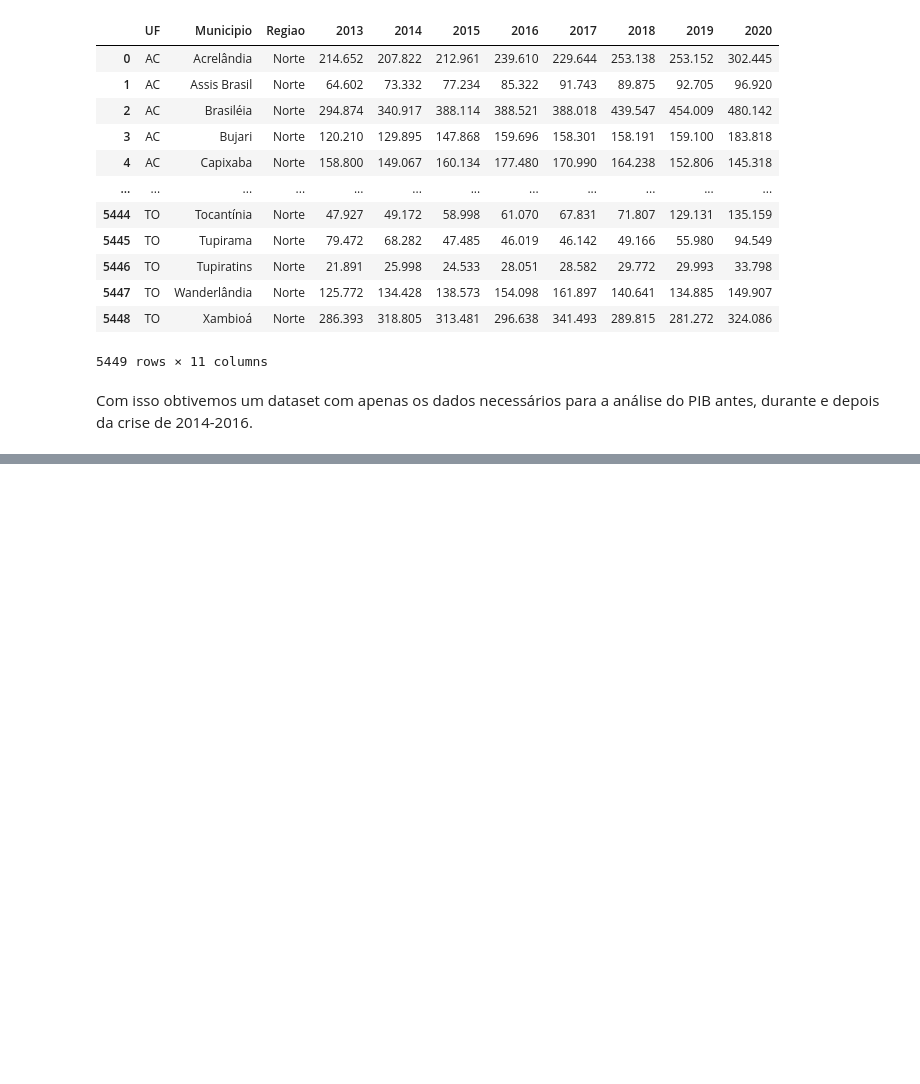
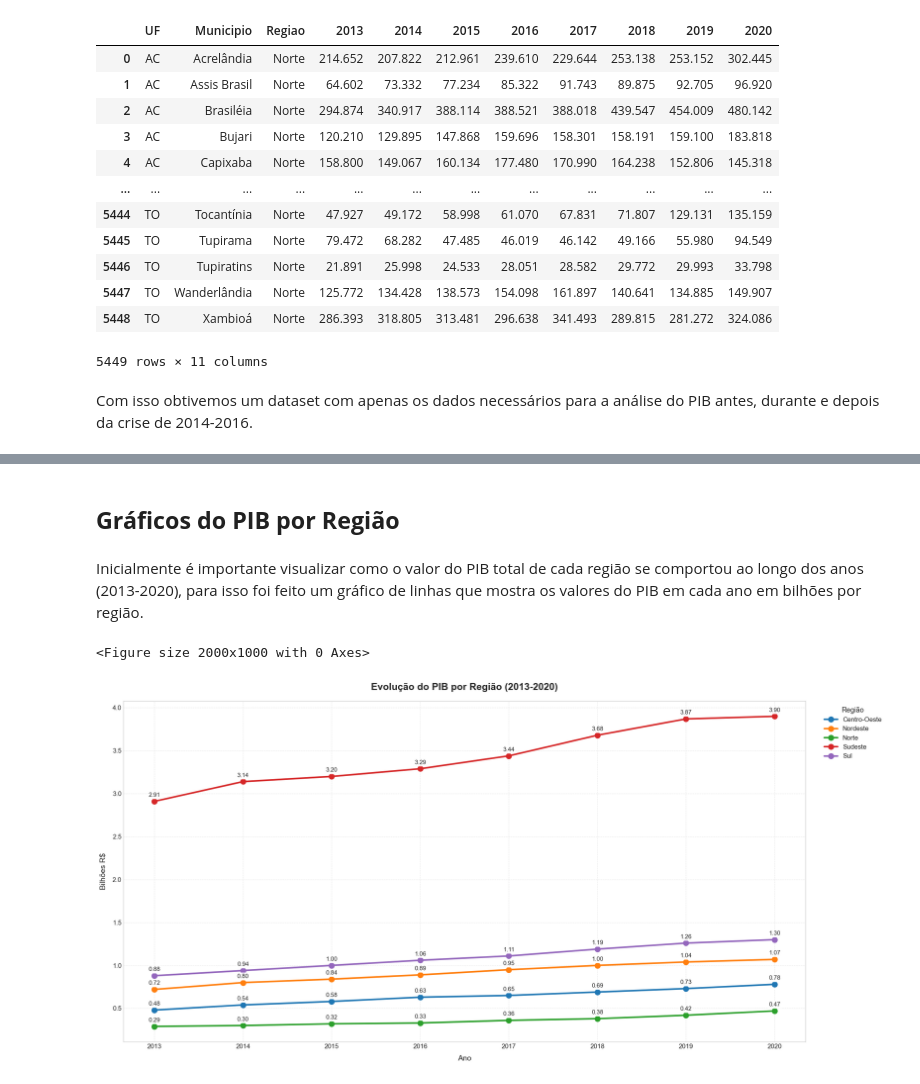
Before and after one commit to anaC-Fernandes/ProjetoDados, a Jupyter notebook: Notebooks/Dataset_Crise.ipynb, the cells around one changed output, grey strips where cells are left out. Drawn from its saved outputs; the diff is of its cells as text; code cells hidden in the pictures; blank space fills up the shorter version.

```diff
--- a/Notebooks/Dataset_Crise.ipynb
+++ b/Notebooks/Dataset_Crise.ipynb
@@ -215,0 +262,6 @@ Com isso obtivemos um dataset com apenas os dados necessários para a análise d
+# %%
+pib_total_por_regiao = dados_crise.groupby('Regiao')[year_cols].sum()
+pib_total_por_regiao['Total'] = pib_total_por_regiao.sum(axis=1)
+pib_total_por_regiao = pib_total_por_regiao.reset_index()
+
+pib_total_por_regiao[['Regiao', 'Total']]
@@ -215,0 +275,12 @@ Com isso obtivemos um dataset com apenas os dados necessários para a análise d
+# %%
+# Divide todos os valores por 1 bilhão e arredonda
+pib_formatado = pib_total_por_regiao.copy()
+for col in year_cols:
+    pib_formatado[col] = (pib_formatado[col] / 1e9).round(2)
+#    pib_formatado[col] = pib_formatado[col].apply(lambda x: f'{x:.2f}B')
+
+pib_formatado['Total'] = (pib_total_por_regiao['Total'] / 1e9).round(2)
+
+# pib_formatado['Total'] = pib_formatado['Total'].apply(lambda x: f'{x:.2f}B')
+
+pib_formatado
@@ -215,0 +294,2 @@ Com isso obtivemos um dataset com apenas os dados necessários para a análise d
+# %%
+pib_formatado.set_index('Regiao', inplace=True)
@@ -215,0 +310,56 @@ Com isso obtivemos um dataset com apenas os dados necessários para a análise d
+# %% [markdown]
+## **Gráficos do PIB por Região**
+# %% [markdown]
+Inicialmente é importante visualizar como o valor do PIB total de cada região se comportou ao longo dos anos (2013-2020), para isso foi feito um gráfico de linhas que mostra os valores do PIB em cada ano em bilhões por região.
+# %%
+# Configurar figura maior com melhor resolução
+plt.figure(figsize=(20, 10), dpi=100)  # Aumente o tamanho e a resolução
+
+# Remover a coluna 'Total' para focar nos anos
+dados_grafico = pib_formatado.drop(columns=['Total'])
+
+# Transpor e converter os dados
+dados_transpostos = dados_grafico.T
+dados_transpostos.index = pd.to_numeric(dados_transpostos.index)
+
+# Plotar com estilo aprimorado
+ax = dados_transpostos.plot(kind='line',
+                          marker='o',
+                          markersize=10,  # Marcadores maiores
+                          linewidth=3,    # Linhas mais grossas
+                          figsize=(20, 10))
+
+# Formatação profissional
+plt.title('Evolução do PIB por Região (2013-2020)',
+         fontsize=18, pad=20, weight='bold')
+plt.xlabel('Ano', fontsize=14, labelpad=10)
+plt.ylabel('Bilhões R$', fontsize=14, labelpad=10)
+plt.grid(alpha=0.4, linestyle='--')
+
+# Ajustar eixos
+plt.xticks(dados_transpostos.index, fontsize=12)  # Garantir todos os anos são mostrados
+plt.yticks(fontsize=12)
+
+# Legenda destacada
+plt.legend(title='Região',
+          bbox_to_anchor=(1.12, 1),
+          fontsize=12,
+          title_fontsize=13,
+          framealpha=1)
+
+# Valores nos pontos (ajustados)
+for col in dados_transpostos.columns:
+    for x, y in zip(dados_transpostos.index, dados_transpostos[col]):
+        plt.text(x, y+0.04, f'{y:.2f}',  # +0.1 para evitar sobreposição
+                ha='center',
+                va='bottom',
+                fontsize=11,
+                bbox=dict(facecolor='white', alpha=0.8, edgecolor='none', boxstyle='round,pad=0.2'))
+
+# Ajustar margens
+plt.subplots_adjust(right=0.85)  # Espaço para a legenda
+plt.tight_layout()
+plt.show()
+# %% [output]
+<Figure size 2000x1000 with 0 Axes>
+[figure, added]
```
Also changed, not shown: parts of 19 cells of this notebook.
